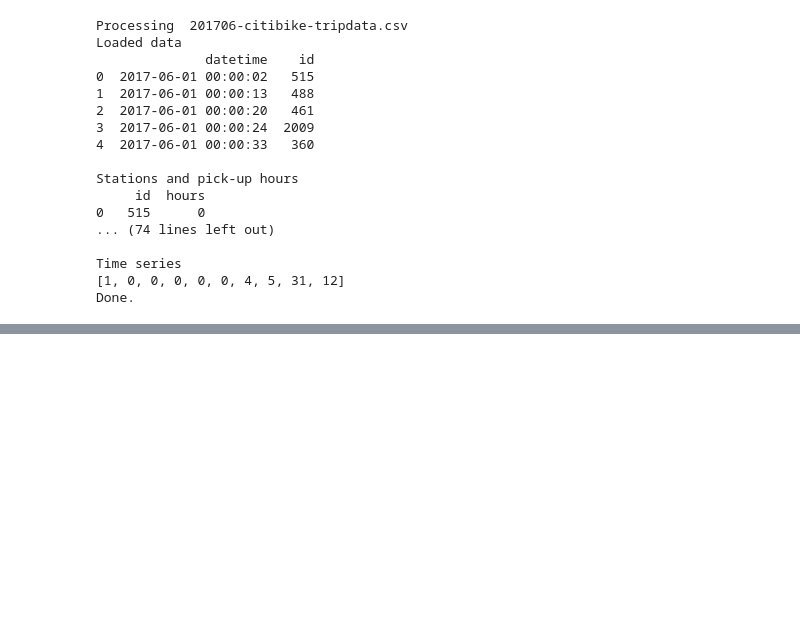
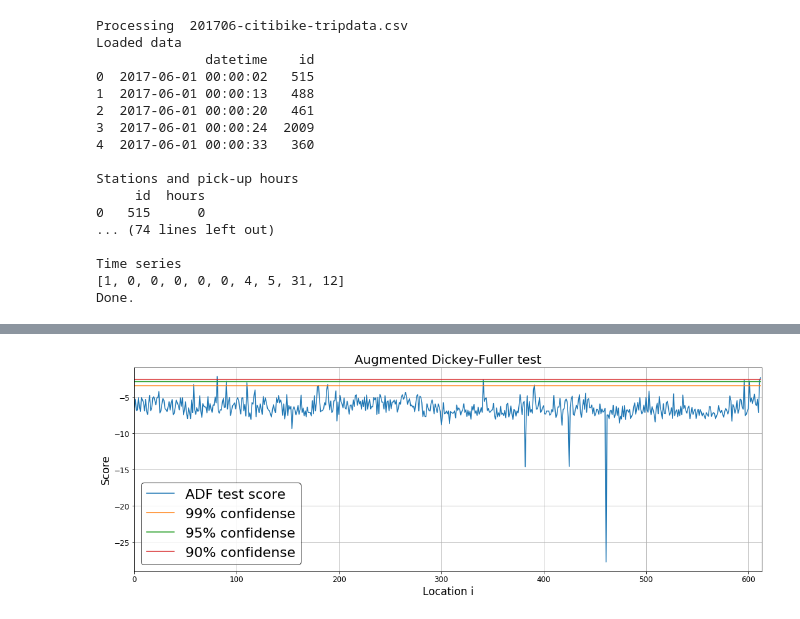
Before and after one commit to Cuspian/DLProject, a Jupyter notebook: BuildTimeSeries.ipynb, the cells around one changed output, grey strips where cells are left out. Drawn from its saved outputs; the diff is of its cells as text; code cells hidden in the pictures; blank space fills up the shorter version.

```diff
--- a/BuildTimeSeries.ipynb
+++ b/BuildTimeSeries.ipynb
@@ -121,0 +130,5 @@ drawSeries([series[0][-1], series[-5][-1]], 'Time period, hours', 'Number of pic
+# %%
+drawSeries([bike_test, bike_1perc, bike_5perc, bike_10perc], 'Location i', 'Score', 'Augmented Dickey-Fuller test',
+           ['ADF test score', '99% confidense', '95% confidense', '90% confidense'])
+# %% [output]
+[figure, added]
```
Also changed, not shown: parts of 5 cells of this notebook.
